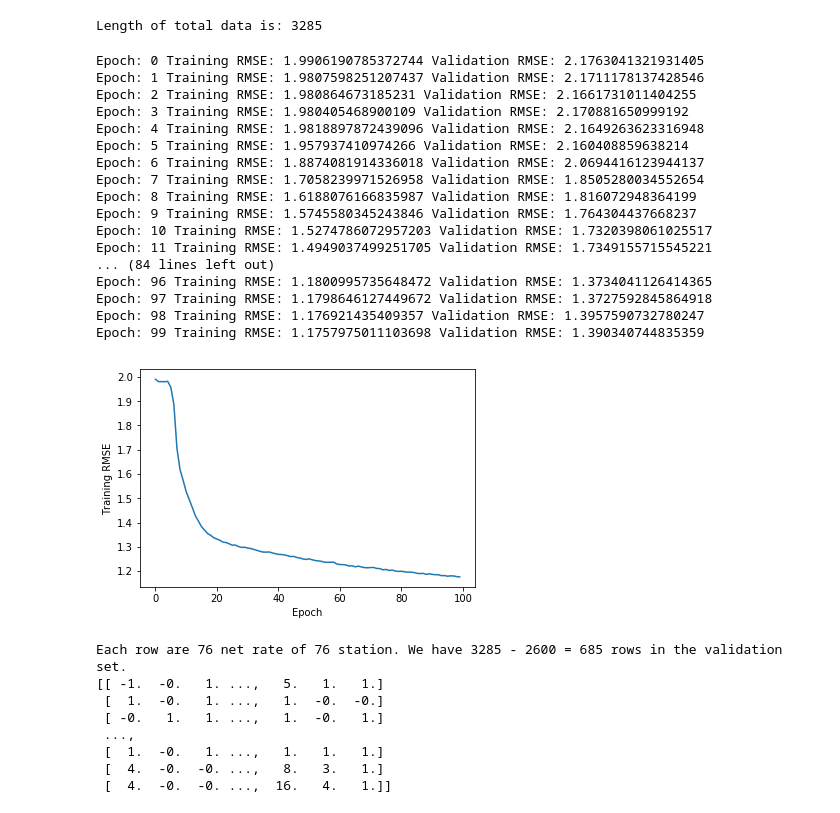
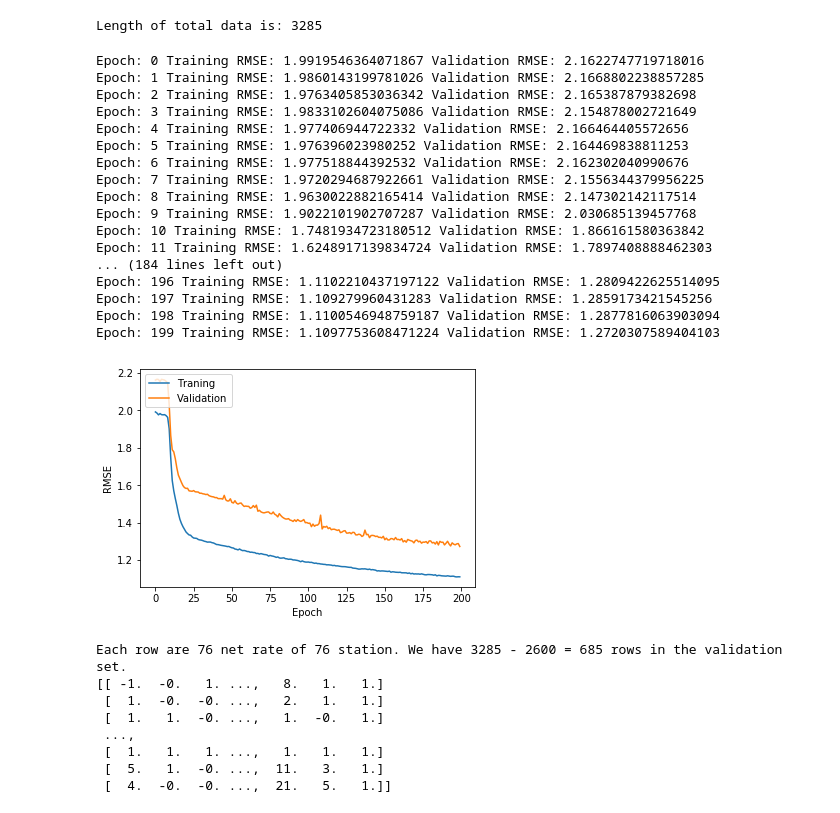
Before and after one commit to peace195/DataScienceBikes-bike-renting, a Jupyter notebook: net_rate_predictor.ipynb, the cells around one changed output. Saved outputs shown, nothing was run; the diff lists cells and outputs as text; code cells hidden in the pictures.

Commit message:
more training

```diff
--- a/net_rate_predictor.ipynb
+++ b/net_rate_predictor.ipynb
@@ -161,7 +160,7 @@ B is the batch size,
 3 is 3 hours in a row,
 28 is the number of features for each station at a given hour
 """
-N_EPOCH = 100
+N_EPOCH = 200
 BATCH_SIZE = 64
 NUM_OUTPUTS = 76
 LEARNING_RATE = 0.01
@@ -206,6 +205,7 @@ class ConvNet(nn.Module):
 
 device = torch.device('cuda:0' if torch.cuda.is_available() else 'cpu')
 loss_list = []
+valid_list = []
 model = ConvNet().to(device)
 model = model.double()
 criterion = nn.MSELoss()
@@ -219,52 +219,55 @@ for epoch in range(N_EPOCH):
   count = 0
   loss_total = 0
   for i, (seqs, labels) in enumerate(train_loader):
     seqs = seqs.to(device)
     labels = labels.to(device)
     outputs = model(seqs)
     count += 1
     loss = torch.sqrt(criterion(outputs, torch.autograd.Variable(labels.double())))
     optimizer.zero_grad()
     loss.backward()
     optimizer.step()
     loss_total += loss.item()
   loss_list.append(loss_total/count)
   model.eval()
   with torch.no_grad():
     predictions = []
     Y_valid = []
     for seqs, labels in valid_loader:
       seqs = seqs.to(device)
       labels = labels.to(device)
       outputs = model(seqs)
       predictions.extend(outputs.data.numpy())
       Y_valid.extend(labels.data.numpy())
+    valid_list.append(sqrt(mean_squared_error(Y_valid, predictions)))
     print("Epoch:", epoch, "Training RMSE:", loss_total/count, "Validation RMSE:", sqrt(mean_squared_error(Y_valid, predictions)))
 
 _, ax = plt.subplots()
 ax.plot(loss_list)
+ax.plot(valid_list)
+plt.legend(['Traning', 'Validation'], loc='upper left')
 ax.set_xlabel("Epoch")
-ax.set_ylabel("Training RMSE")
+ax.set_ylabel("RMSE")
 plt.show()
 # %% [output]
-Epoch: 0 Training RMSE: 1.9906190785372744 Validation RMSE: 2.1763041321931405
-Epoch: 1 Training RMSE: 1.9807598251207437 Validation RMSE: 2.1711178137428546
-Epoch: 2 Training RMSE: 1.980864673185231 Validation RMSE: 2.1661731011404255
-Epoch: 3 Training RMSE: 1.980405468900109 Validation RMSE: 2.170881650999192
-Epoch: 4 Training RMSE: 1.9818897872439096 Validation RMSE: 2.1649263623316948
-Epoch: 5 Training RMSE: 1.957937410974266 Validation RMSE: 2.160408859638214
-Epoch: 6 Training RMSE: 1.8874081914336018 Validation RMSE: 2.0694416123944137
-Epoch: 7 Training RMSE: 1.7058239971526958 Validation RMSE: 1.8505280034552654
-Epoch: 8 Training RMSE: 1.6188076166835987 Validation RMSE: 1.816072948364199
-Epoch: 9 Training RMSE: 1.5745580345243846 Validation RMSE: 1.764304437668237
-Epoch: 10 Training RMSE: 1.5274786072957203 Validation RMSE: 1.7320398061025517
-Epoch: 11 Training RMSE: 1.4949037499251705 Validation RMSE: 1.7349155715545221
-... (84 lines left out)
-Epoch: 96 Training RMSE: 1.1800995735648472 Validation RMSE: 1.3734041126414365
-Epoch: 97 Training RMSE: 1.1798646127449672 Validation RMSE: 1.3727592845864918
-Epoch: 98 Training RMSE: 1.176921435409357 Validation RMSE: 1.3957590732780247
-Epoch: 99 Training RMSE: 1.1757975011103698 Validation RMSE: 1.390340744835359
+Epoch: 0 Training RMSE: 1.9919546364071867 Validation RMSE: 2.1622747719718016
+Epoch: 1 Training RMSE: 1.9860143199781026 Validation RMSE: 2.1668802238857285
+Epoch: 2 Training RMSE: 1.9763405853036342 Validation RMSE: 2.165387879382698
+Epoch: 3 Training RMSE: 1.9833102604075086 Validation RMSE: 2.154878002721649
+Epoch: 4 Training RMSE: 1.977406944722332 Validation RMSE: 2.166464405572656
+Epoch: 5 Training RMSE: 1.976396023980252 Validation RMSE: 2.164469838811253
+Epoch: 6 Training RMSE: 1.977518844392532 Validation RMSE: 2.162302040990676
+Epoch: 7 Training RMSE: 1.9720294687922661 Validation RMSE: 2.1556344379956225
+Epoch: 8 Training RMSE: 1.9630022882165414 Validation RMSE: 2.147302142117514
+Epoch: 9 Training RMSE: 1.9022101902707287 Validation RMSE: 2.030685139457768
+Epoch: 10 Training RMSE: 1.7481934723180512 Validation RMSE: 1.866161580363842
+Epoch: 11 Training RMSE: 1.6248917139834724 Validation RMSE: 1.7897408888462303
+... (184 lines left out)
+Epoch: 196 Training RMSE: 1.1102210437197122 Validation RMSE: 1.2809422625514095
+Epoch: 197 Training RMSE: 1.109279960431283 Validation RMSE: 1.2859173421545256
+Epoch: 198 Training RMSE: 1.1100546948759187 Validation RMSE: 1.2877816063903094
+Epoch: 199 Training RMSE: 1.1097753608471224 Validation RMSE: 1.2720307589404103
-[figure, old version]
+[figure, new version]
 # %%
 """Validate model"""
 # Validate the model
@@ -283,10 +286,10 @@ with torch.no_grad():
   print(np.ceil(outputs.data.numpy()))
 # %% [output]
 Each row are 76 net rate of 76 station. We have 3285 - 2600 = 685 rows in the validation set.
-[[ -1.  -0.   1. ...,   5.   1.   1.]
- [  1.  -0.   1. ...,   1.  -0.  -0.]
- [ -0.   1.   1. ...,   1.  -0.   1.]
+[[ -1.  -0.   1. ...,   8.   1.   1.]
+ [  1.  -0.  -0. ...,   2.   1.   1.]
+ [  1.   1.  -0. ...,   1.  -0.   1.]
  ...,
- [  1.  -0.   1. ...,   1.   1.   1.]
- [  4.  -0.  -0. ...,   8.   3.   1.]
- [  4.  -0.  -0. ...,  16.   4.   1.]]
+ [  1.   1.   1. ...,   1.   1.   1.]
+ [  5.   1.  -0. ...,  11.   3.   1.]
+ [  4.  -0.  -0. ...,  21.   5.   1.]]
```
Also changed, not shown: parts of 1 cell of this notebook.
